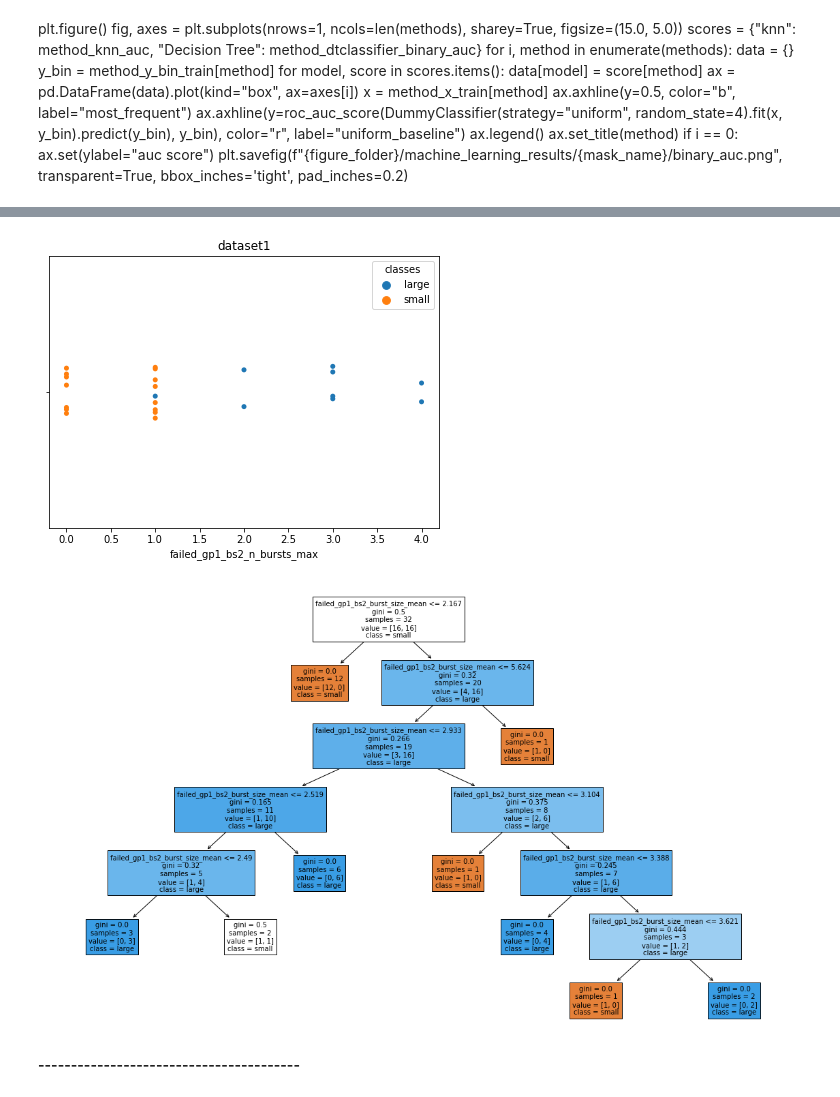
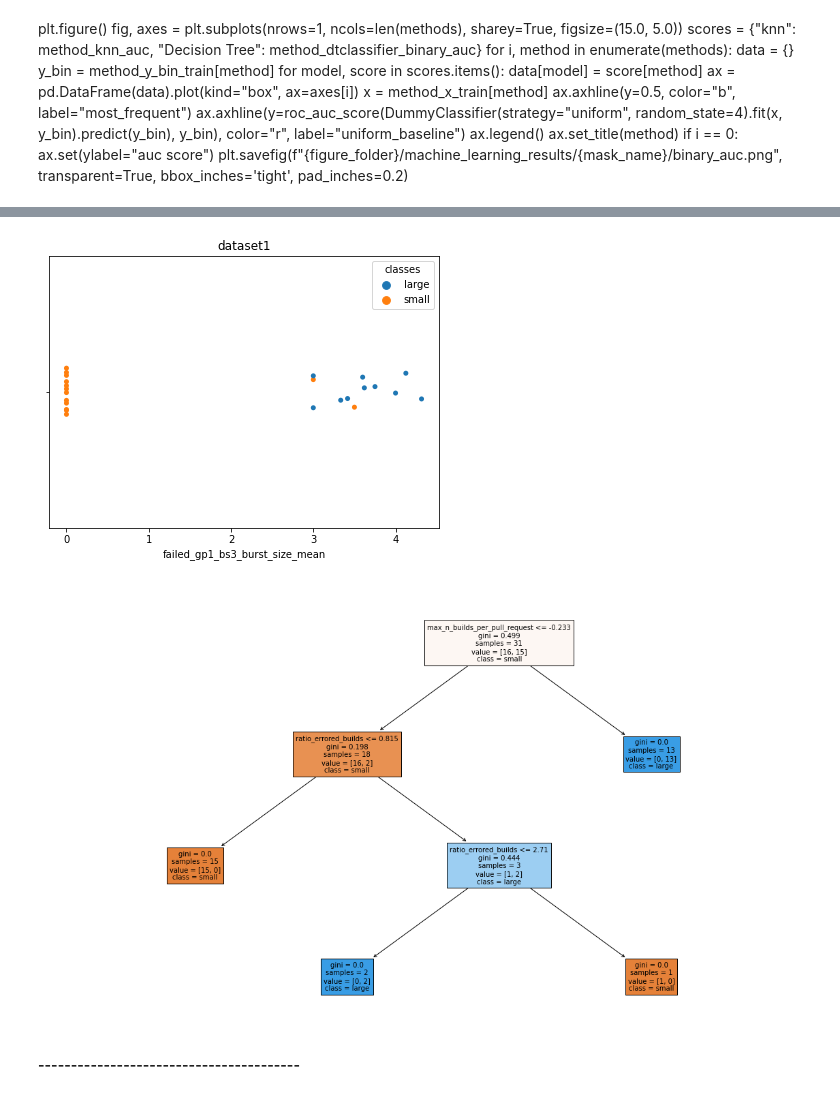
Before and after one commit to IncioMan/Continuous-Integration-metrics-for-post-release-bugs-prediction, a Jupyter notebook: notebooks/analysis/maven_machine_learning.ipynb, the cells around one changed output, grey strips where cells are left out. Cells and saved outputs as stored; diff of their text form; code cells hidden in the pictures.

```diff
--- a/notebooks/analysis/maven_machine_learning.ipynb
+++ b/notebooks/analysis/maven_machine_learning.ipynb
@@ -787,0 +843,16 @@ def forward_feature_selection(model, X, y, cv=5, scoring="r2"):
+# %%
+for method in methods:
+    y_train = methods_dep_var[method].post_release_bugs[regression_mask]
+    method_y_train[method] = y_train[y_train < 50]
+    method_x_train[method] = method_x_train[method][y_train < 50]
+# %%
+method_dt_regr_features = {}
+method_dt_regr_feature_performance = {}
+for method in methods:
+    features, score, feature_performance = forward_feature_selection(DecisionTreeRegressor(), method_x_train[method],\
+                                           method_y_train[method], cv=cross_validation_strategy, scoring="r2")
+    print("-"*20)
+    print(method, features, score)
+    print("-"*20)
+    method_dt_regr_features[method] = features
+    method_dt_regr_feature_performance[method] = feature_performance
@@ -797,10 +875,11 @@ model = DecisionTreeRegressor()
 method_dt_r2 = {}
 method_dt_neg_mean_error = {}
 for method in methods:
+    x = method_x_train[method][method_dt_regr_features[method]]
     method_dt_r2[method] = \
-            two_layer_cross_validate(model, params_grid, method_x_train[method], method_y_train[method], 5, 4, "r2")
+            two_layer_cross_validate(model, params_grid, x, method_y_train[method], 5, 4, "r2")
     method_dt_neg_mean_error[method] = \
-        two_layer_cross_validate(model, params_grid, method_x_train[method], method_y_train[method], 5, 4, "neg_mean_absolute_error")
+        two_layer_cross_validate(model, params_grid, x, method_y_train[method], 5, 4, "neg_mean_absolute_error")
 # %%
 for method in methods:
     print("R2","-"*40)
@@ -1111,0 +1222,11 @@ method_y_train[method].median()
+# %%
+method_dt_bin_features = {}
+method_dt_bin_feature_performance = {}
+for method in methods:
+    features, score, feature_performance = forward_feature_selection(DecisionTreeClassifier(), method_x_train[method],\
+                                           method_y_bin_train[method], cv=cross_validation_strategy, scoring="f1")
+    print("-"*20)
+    print(method, features, score)
+    print("-"*20)
+    method_dt_bin_features[method] = features
+    method_dt_bin_feature_performance[method] = feature_performance
@@ -1286,24 +1438,26 @@ fig, ax = plt.subplots(figsize=(7, 5))
 method = methods[0]
 df = methods_indep_var[method][method_knn_bin_features[method]]
 y = methods_dep_var[method].post_release_bugs
-df = df[df.failed_gp1_bs2_n_bursts_max < 4.5]
+df = df[df.failed_gp1_bs3_burst_size_mean < 4.5]
 df["classes"] = method_y_bin_train[method].map({False:"small", True:"large"})
 df[""] = ""
-ax = sns.stripplot(x="failed_gp1_bs2_n_bursts_max",\
+ax = sns.stripplot(x="failed_gp1_bs3_burst_size_mean",\
                      y="",hue="classes", data=df, ax=ax)
 ax.set_title("dataset1")
 plt.savefig(f"{figure_folder}/machine_learning_results/{mask_name}/knn_{method}_bin_plot.png", transparent=True, bbox_inches='tight', pad_inches=0.2)
 # %% [output]
-[figure, old version]
+[figure, new version]
 # %%
 from sklearn.tree import plot_tree
 dt = DecisionTreeClassifier()
-dt.fit(methods_indep_var[methods[0]][["failed_gp1_bs2_burst_size_mean"]], method_y_bin_train[methods[0]])
+method = methods[1]
+x = method_x_train[method][method_dt_bin_features[method]]
+dt.fit(x, method_y_bin_train[method])
 fig, ax = plt.subplots(figsize=(20, 12))
-plot_tree(dt, feature_names=method_x_train[methods[0]][["failed_gp1_bs2_burst_size_mean"]].columns, filled=True, class_names=["small", "large"], fontsize=10)
+plot_tree(dt, feature_names=x.columns, filled=True, class_names=["small", "large"], fontsize=10)
 plt.show()
 # %% [output]
-[figure, old version]
+[figure, new version]
 # %% [markdown]
 **----------------------------------------**
 # %% [markdown]
```
Also changed, not shown: parts of 48 cells of this notebook, 16 other files.
